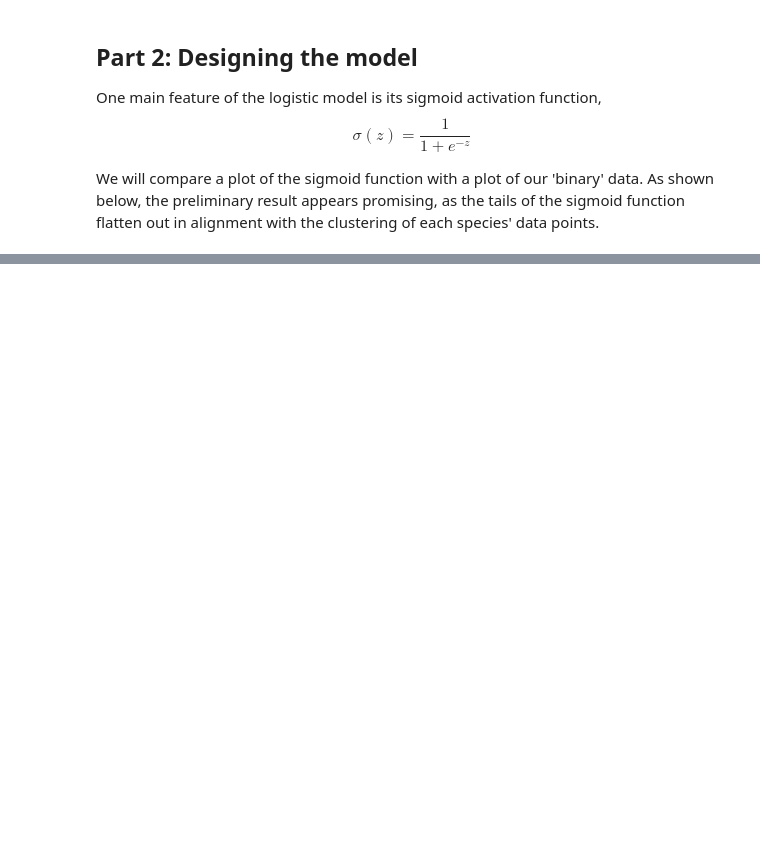
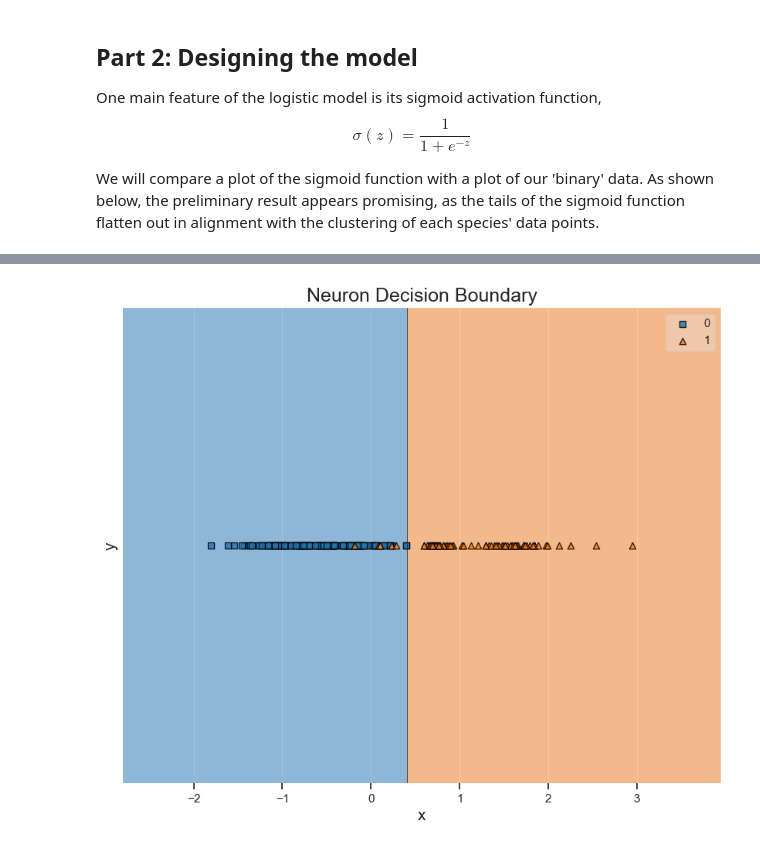
Before and after one commit to LenaLowry1/CMOR438_2025, a Jupyter notebook: Supervised Learning/3. Logistic Regression/Logistic Regression Notes.ipynb, the cells around one changed output, grey strips where cells are left out. Cells and saved outputs as stored; diff of their text form; code cells hidden in the pictures; blank space fills up the shorter version.

```diff
--- a/Supervised Learning/3. Logistic Regression/Logistic Regression Notes.ipynb
+++ b/Supervised Learning/3. Logistic Regression/Logistic Regression Notes.ipynb
@@ -185,0 +307,4 @@ class Neuron(object):
+# %%
+node.plot_decision_boundary(X_scaled, y)
+# %% [output]
+[figure, added]
```
Also changed, not shown: parts of 21 cells of this notebook, 2 other files.
